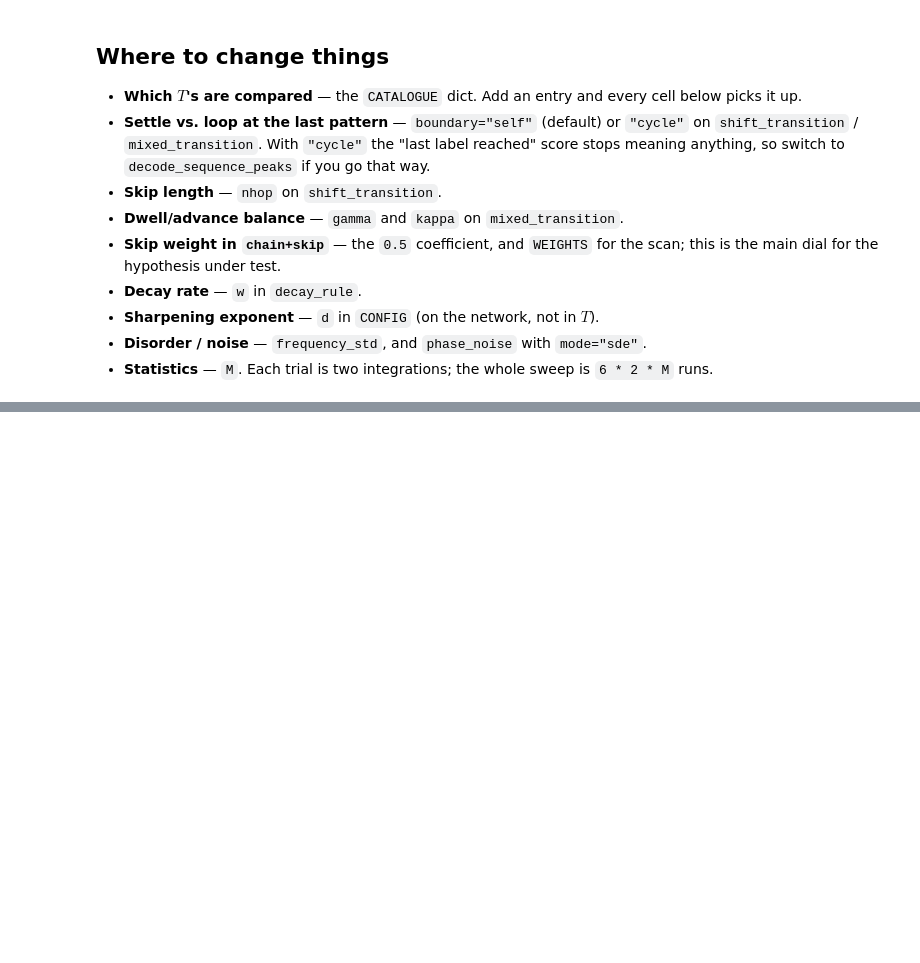
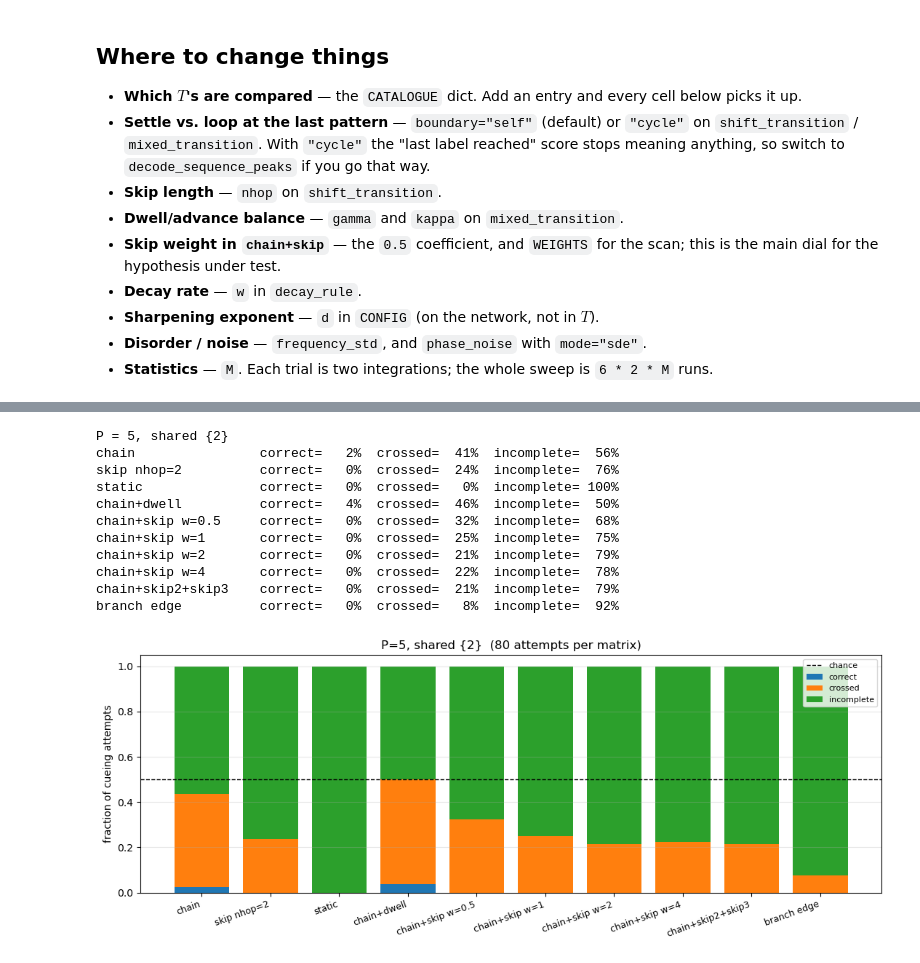
Before and after one commit to dvnrlv/Kuramoto-CD-DAM, a Jupyter notebook: kuramoto/crossover_transition.ipynb, the cells around one changed output, grey strips where cells are left out. Drawn from its saved outputs; the diff is of its cells as text; code cells hidden in the pictures; blank space fills up the shorter version.

```diff
--- a/kuramoto/crossover_transition.ipynb
+++ b/kuramoto/crossover_transition.ipynb
@@ -432,0 +798,18 @@ plt.show()
+# %%
+print("P = 5, shared {2}")
+out_e2, first_e2 = rule_sweep(rule_catalogue(5, shared_run=1), 5, (2,), duration=100.0)
+plot_rule_outcomes(out_e2, "P=5, shared {2}")
+plt.tight_layout(); plt.show()
+# %% [output]
+P = 5, shared {2}
+chain                correct=   2%  crossed=  41%  incomplete=  56%
+skip nhop=2          correct=   0%  crossed=  24%  incomplete=  76%
+static               correct=   0%  crossed=   0%  incomplete= 100%
+chain+dwell          correct=   4%  crossed=  46%  incomplete=  50%
+chain+skip w=0.5     correct=   0%  crossed=  32%  incomplete=  68%
+chain+skip w=1       correct=   0%  crossed=  25%  incomplete=  75%
+chain+skip w=2       correct=   0%  crossed=  21%  incomplete=  79%
+chain+skip w=4       correct=   0%  crossed=  22%  incomplete=  78%
+chain+skip2+skip3    correct=   0%  crossed=  21%  incomplete=  79%
+branch edge          correct=   0%  crossed=   8%  incomplete=  92%
+[figure, added]
```
Also changed, not shown: parts of 34 cells of this notebook, 1 other file.
